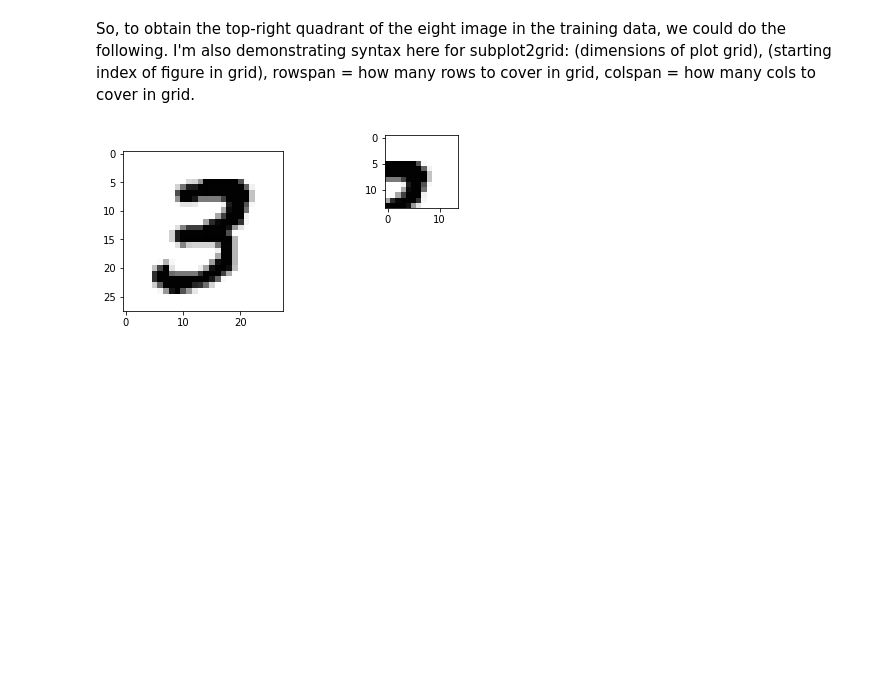
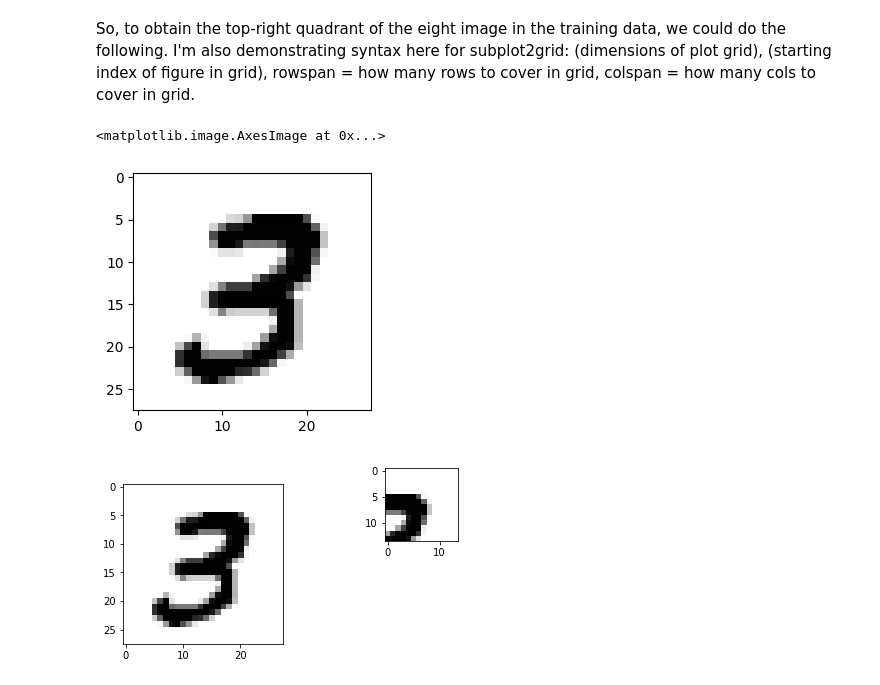
Before and after one commit to christinabrnn/Python-Study, a Jupyter notebook: Neural Network/2_1_Tensors_and_Operations.ipynb, the cells around one changed output. Cells and saved outputs as stored; diff of their text form; code cells hidden in the pictures; blank space fills up the shorter version.

```diff
--- a/Neural Network/2_1_Tensors_and_Operations.ipynb
+++ b/Neural Network/2_1_Tensors_and_Operations.ipynb
@@ -55,6 +69,20 @@ my_slice.shape
 (90, 28, 28)
 # %% [markdown]
 So, to obtain the top-right quadrant of the eight image in the training data, we could do the following. I'm also demonstrating syntax here for subplot2grid: (dimensions of plot grid), (starting index of figure in grid), rowspan = how many rows to cover in grid, colspan = how many cols to cover in grid.
+# %%
+# First we show the whole image...
+plt.subplot2grid((2,4),(0,0),rowspan=2,colspan=2)
+#creates a grid of 2 rows and 4 columns start at 0,0 (the top left)
+#rowspan mean it extend 2 rows down covering row 0 and 1, colspan mean it extend 2 cols right covering col 0 and 1
+#this defines a 2*4 grid and then takes (0,0) -> (2,2) subplot to show and other subplot can still be added in the remaining space
+#not used yet
+
+plt.imshow(train_images[7],cmap=plt.get_cmap('binary'))
+#this selects the 8th image from the dataset and shows it in binary colormap (black and white)
+#plt.imshow() displayes an image
+# %% [output]
+<matplotlib.image.AxesImage at 0x...>
+[figure, added]
 # %%
 # First we show the whole image...
 plt.subplot2grid((2,4),(0,0),rowspan=2,colspan=2)
```
Also changed, not shown: parts of 10 cells of this notebook.
